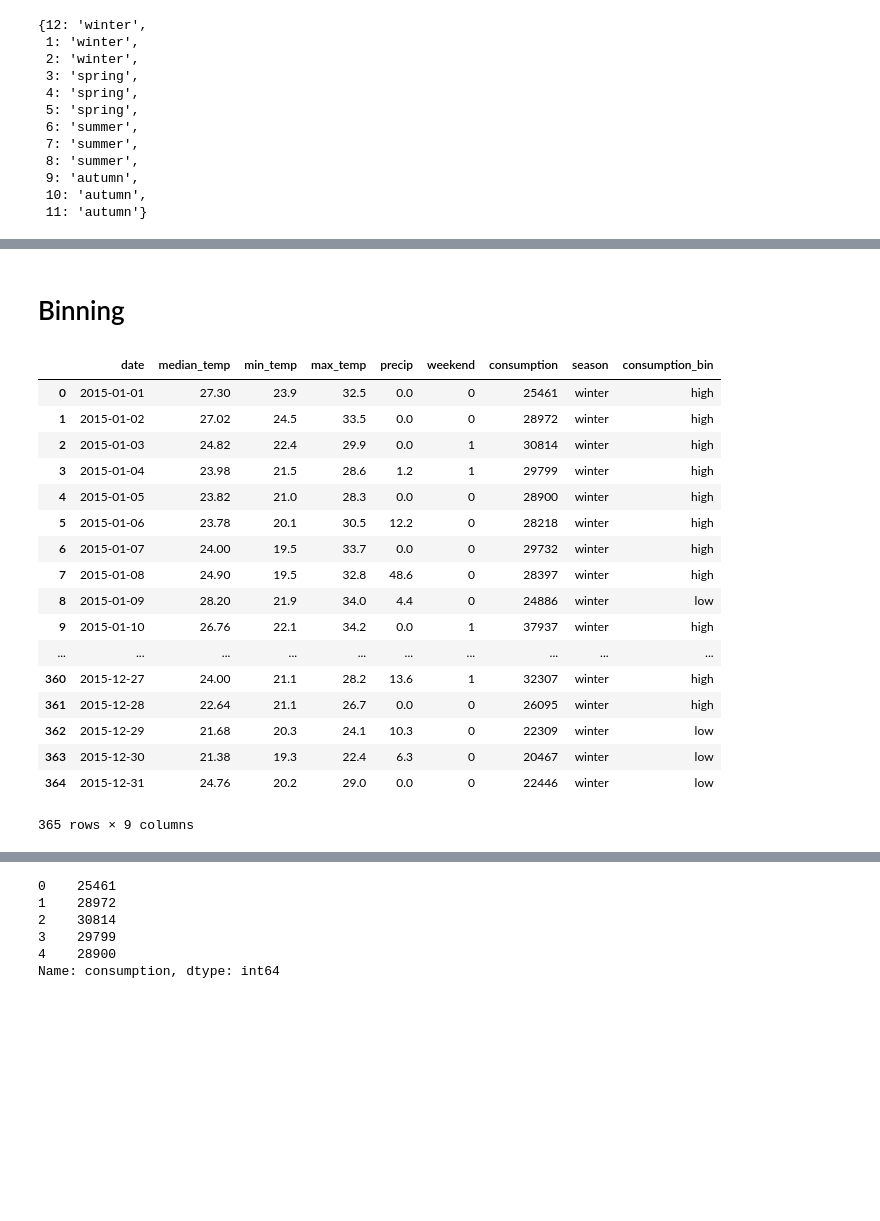
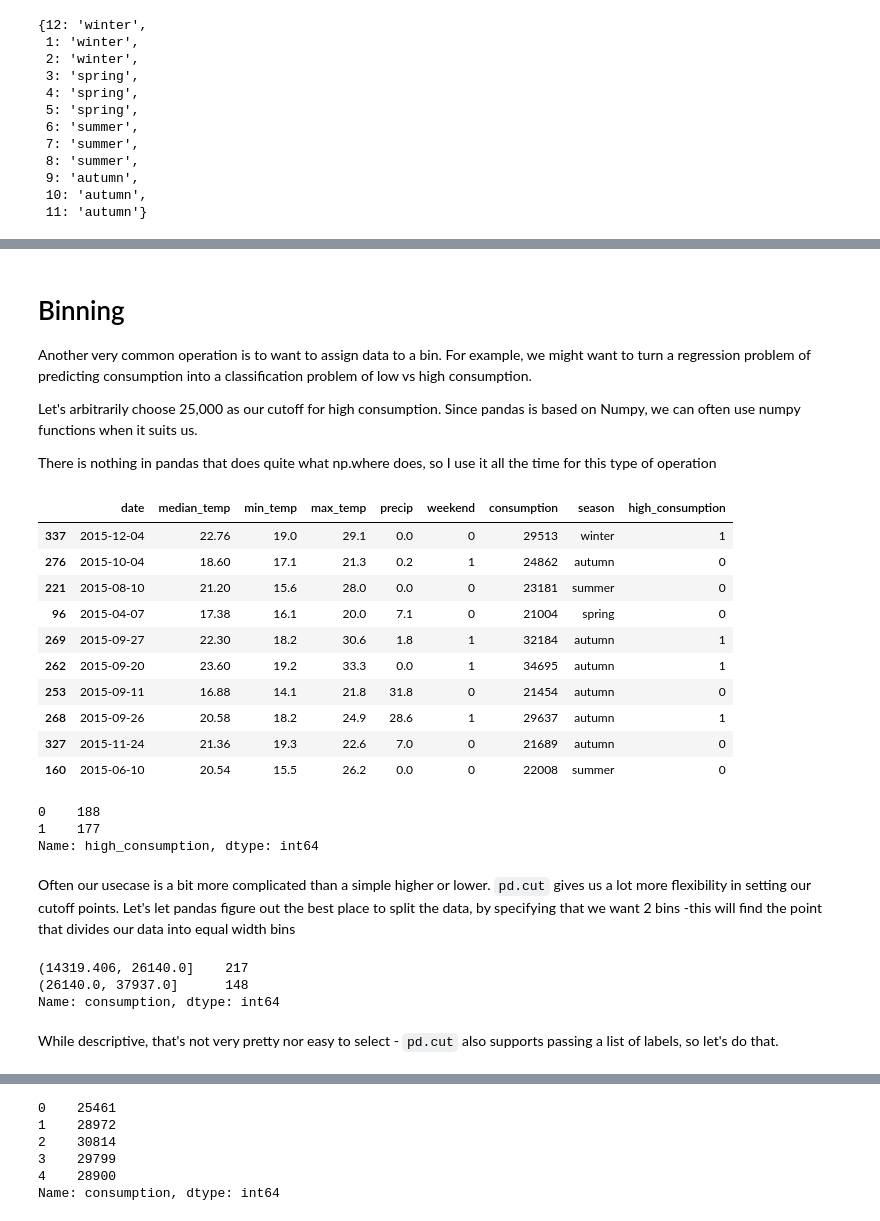
Before and after one commit to andersbogsnes/pandas_tutorial, a Jupyter notebook: 3. Advanced Funcs.ipynb, the cells around one changed output, grey strips where cells are left out. Drawn from its saved outputs; the diff is of its cells as text; code cells hidden in the pictures; blank space fills up the shorter version.

```diff
--- a/3. Advanced Funcs.ipynb
+++ b/3. Advanced Funcs.ipynb
@@ -46,28 +98,45 @@ spring    92
 autumn    91
 winter    90
 Name: season, dtype: int64
-# %% [markdown]
-# Binning
+# %% [markdown]
+# Binning
+
+Another very common operation is to want to assign data to a bin.
+For example, we might want to turn a regression problem of predicting consumption into a classification problem of low vs high consumption.
+
+Let's arbitrarily choose 25,000 as our cutoff for high consumption.
+Since pandas is based on Numpy, we can often use numpy functions when it suits us.
+
+There is nothing in pandas that does quite what np.where does, so I use it all the time for this type of operation
 # %%
-df['consumption_bin'] = np.where(df.consumption < 25000, 'low', 'high')
-df
+df['high_consumption'] = np.where(df.consumption < 25000, 0, 1)
+df.sample(10)
 # %% [output]
-|  | date | median_temp | min_temp | max_temp | precip | weekend | consumption | season | consumption_bin |
-| 0 | 2015-01-01 | 27.30 | 23.9 | 32.5 | 0.0 | 0 | 25461 | winter | high |
-| 1 | 2015-01-02 | 27.02 | 24.5 | 33.5 | 0.0 | 0 | 28972 | winter | high |
-| 2 | 2015-01-03 | 24.82 | 22.4 | 29.9 | 0.0 | 1 | 30814 | winter | high |
-| 3 | 2015-01-04 | 23.98 | 21.5 | 28.6 | 1.2 | 1 | 29799 | winter | high |
-| 4 | 2015-01-05 | 23.82 | 21.0 | 28.3 | 0.0 | 0 | 28900 | winter | high |
-| 5 | 2015-01-06 | 23.78 | 20.1 | 30.5 | 12.2 | 0 | 28218 | winter | high |
-| 6 | 2015-01-07 | 24.00 | 19.5 | 33.7 | 0.0 | 0 | 29732 | winter | high |
-| 7 | 2015-01-08 | 24.90 | 19.5 | 32.8 | 48.6 | 0 | 28397 | winter | high |
-| 8 | 2015-01-09 | 28.20 | 21.9 | 34.0 | 4.4 | 0 | 24886 | winter | low |
-| 9 | 2015-01-10 | 26.76 | 22.1 | 34.2 | 0.0 | 1 | 37937 | winter | high |
-| ... | ... | ... | ... | ... | ... | ... | ... | ... | ... |
-| 360 | 2015-12-27 | 24.00 | 21.1 | 28.2 | 13.6 | 1 | 32307 | winter | high |
-| 361 | 2015-12-28 | 22.64 | 21.1 | 26.7 | 0.0 | 0 | 26095 | winter | high |
-| 362 | 2015-12-29 | 21.68 | 20.3 | 24.1 | 10.3 | 0 | 22309 | winter | low |
-| 363 | 2015-12-30 | 21.38 | 19.3 | 22.4 | 6.3 | 0 | 20467 | winter | low |
-| 364 | 2015-12-31 | 24.76 | 20.2 | 29.0 | 0.0 | 0 | 22446 | winter | low |
+|  | date | median_temp | min_temp | max_temp | precip | weekend | consumption | season | high_consumption |
+| 337 | 2015-12-04 | 22.76 | 19.0 | 29.1 | 0.0 | 0 | 29513 | winter | 1 |
+| 276 | 2015-10-04 | 18.60 | 17.1 | 21.3 | 0.2 | 1 | 24862 | autumn | 0 |
+| 221 | 2015-08-10 | 21.20 | 15.6 | 28.0 | 0.0 | 0 | 23181 | summer | 0 |
+| 96 | 2015-04-07 | 17.38 | 16.1 | 20.0 | 7.1 | 0 | 21004 | spring | 0 |
+| 269 | 2015-09-27 | 22.30 | 18.2 | 30.6 | 1.8 | 1 | 32184 | autumn | 1 |
+| 262 | 2015-09-20 | 23.60 | 19.2 | 33.3 | 0.0 | 1 | 34695 | autumn | 1 |
+| 253 | 2015-09-11 | 16.88 | 14.1 | 21.8 | 31.8 | 0 | 21454 | autumn | 0 |
+| 268 | 2015-09-26 | 20.58 | 18.2 | 24.9 | 28.6 | 1 | 29637 | autumn | 1 |
+| 327 | 2015-11-24 | 21.36 | 19.3 | 22.6 | 7.0 | 0 | 21689 | autumn | 0 |
+| 160 | 2015-06-10 | 20.54 | 15.5 | 26.2 | 0.0 | 0 | 22008 | summer | 0 |
-365 rows × 9 columns
+# %%
+df.high_consumption.value_counts()
+# %% [output]
+0    188
+1    177
+Name: high_consumption, dtype: int64
+# %% [markdown]
+Often our usecase is a bit more complicated than a simple higher or lower. `pd.cut` gives us a lot more flexibility in setting our cutoff points. Let's let pandas figure out the best place to split the data, by specifying that we want 2 bins -this will find the point that divides our data into equal width bins
+# %%
+pd.cut(df.consumption, bins=2).value_counts()
+# %% [output]
+(14319.406, 26140.0]    217
+(26140.0, 37937.0]      148
+Name: consumption, dtype: int64
+# %% [markdown]
+While descriptive, that's not very pretty nor easy to select - `pd.cut` also supports passing a list of labels, so let's do that.
 # %%
```
Also changed, not shown: parts of 41 cells of this notebook.
